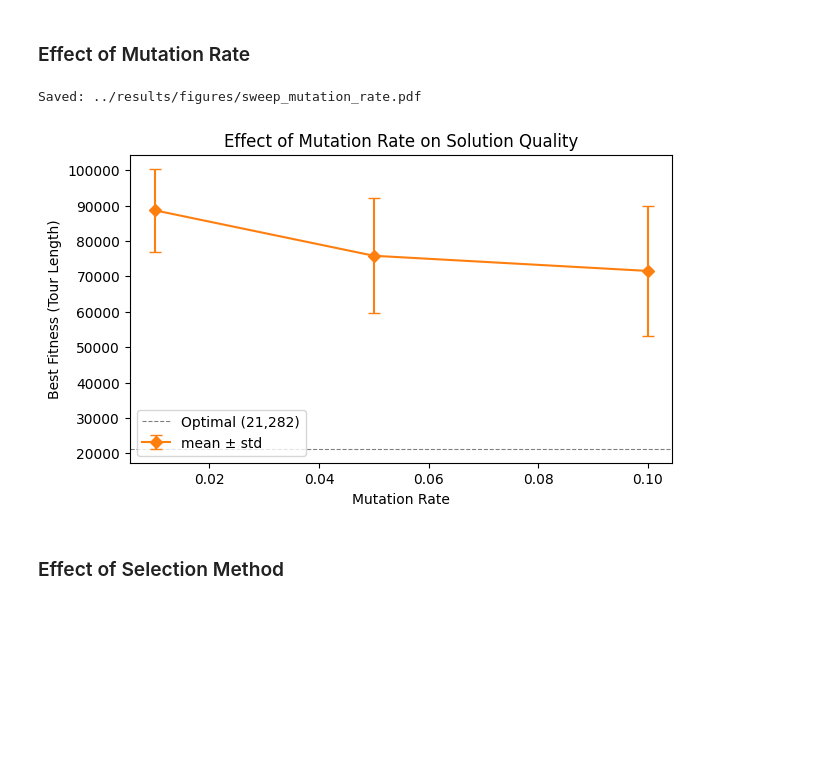
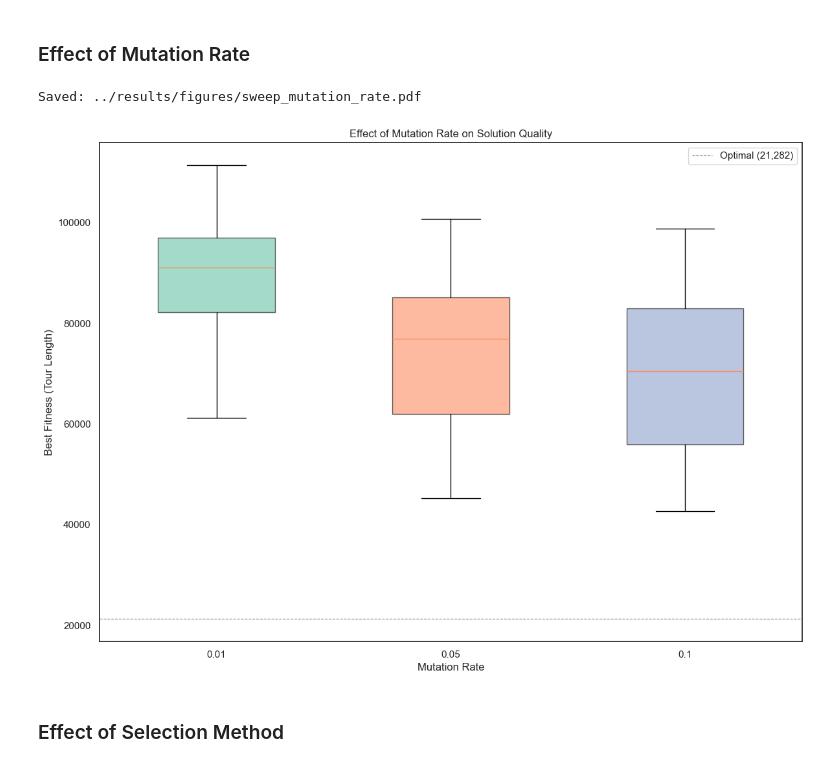
Before and after one commit to ridzuan5757/tc6544-project-2, a Jupyter notebook: notebooks/16_parameter_sweep.ipynb, the cells around one changed output. Drawn from its saved outputs; the diff is of its cells as text; code cells hidden in the pictures; blank space fills up the shorter version.

```diff
--- a/notebooks/16_parameter_sweep.ipynb
+++ b/notebooks/16_parameter_sweep.ipynb
@@ -36,11 +38,18 @@ Total: 6 | Completed: 6 | Pending: 0
 Nothing to run — all results already exist.
 # %%
 import matplotlib.pyplot as plt
+import seaborn as sns
 
 FIGURES_DIR = Path("../results/figures")
 FIGURES_DIR.mkdir(parents=True, exist_ok=True)
 
-OPTIMAL = 21282
+PALETTE = "Set2"
+SEED = 37
+
+%matplotlib inline
+sns.set(style='white', context='notebook', palette=PALETTE, rc={'figure.figsize':(14,10)})
+
+OPTIMAL = 21282  # kroA100 known optimal (TSPLIB)
 # %% [markdown]
 ---
 ## Load Benchmark
@@ -77,7 +86,7 @@ BASE = {
     "n_generations": 500,
     "tournament_k": 3,
     "elitism_count": 2,
-    "crossover_method": "pmx",
+    "crossover_method": "naive",
     "mutation_method": "swap",
     "repair_enabled": True,
     "repair_strategy": "random",
@@ -233,7 +254,7 @@ Best configuration:
 
 Marginal effect of population size, averaging over all other parameters.
 # %%
-fig, ax = plt.subplots(figsize=(7, 4))
+fig, ax = plt.subplots()
 
 pop_sizes = sorted(results["pop_size"].unique())
 box_data = [results[results["pop_size"] == ps]["best_fitness"].values for ps in pop_sizes]
@@ -264,11 +285,15 @@ Saved: ../results/figures/sweep_pop_size.pdf
 # %% [markdown]
 ### Effect of Crossover Rate
 # %%
-fig, ax = plt.subplots(figsize=(7, 4))
+fig, ax = plt.subplots()
 
-xr_means = results.groupby("crossover_rate")["best_fitness"].agg(["mean", "std"]).reset_index()
-ax.errorbar(xr_means["crossover_rate"], xr_means["mean"], yerr=xr_means["std"],
-            fmt="s-", color="C0", capsize=4, label="mean ± std")
+xr_values = sorted(results["crossover_rate"].unique())
+box_data = [results[results["crossover_rate"] == v]["best_fitness"].values for v in xr_values]
+
+bp = ax.boxplot(box_data, tick_labels=[str(v) for v in xr_values], patch_artist=True, widths=0.5)
+for i, patch in enumerate(bp["boxes"]):
+    patch.set_facecolor(f"C{i}")
+    patch.set_alpha(0.6)
 
 ax.axhline(y=OPTIMAL, color="gray", linestyle="--", linewidth=0.8, label=f"Optimal ({OPTIMAL:,})")
 ax.set_xlabel("Crossover Rate")
@@ -286,25 +311,29 @@ Saved: ../results/figures/sweep_crossover_rate.pdf
 # %% [markdown]
 ### Effect of Mutation Rate
 # %%
-fig, ax = plt.subplots(figsize=(7, 4))
+fig, ax = plt.subplots()
 
-mr_means = results.groupby("mutation_rate")["best_fitness"].agg(["mean", "std"]).reset_index()
-ax.errorbar(mr_means["mutation_rate"], mr_means["mean"], yerr=mr_means["std"],
-            fmt="D-", color="C1", capsize=4, label="mean ± std")
+mr_values = sorted(results["mutation_rate"].unique())
+box_data = [results[results["mutation_rate"] == v]["best_fitness"].values for v in mr_values]
+
+bp = ax.boxplot(box_data, tick_labels=[str(v) for v in mr_values], patch_artist=True, widths=0.5)
+for i, patch in enumerate(bp["boxes"]):
+    patch.set_facecolor(f"C{i}")
+    patch.set_alpha(0.6)
 
 ax.axhline(y=OPTIMAL, color="gray", linestyle="--", linewidth=0.8, label=f"Optimal ({OPTIMAL:,})")
 ax.set_xlabel("Mutation Rate")
 ax.set_ylabel("Best Fitness (Tour Length)")
 ax.set_title("Effect of Mutation Rate on Solution Quality")
 ax.legend()
 
 path = FIGURES_DIR / "sweep_mutation_rate.pdf"
 fig.savefig(path, dpi=300, bbox_inches="tight")
 print(f"Saved: {path}")
 plt.show()
 # %% [output]
 Saved: ../results/figures/sweep_mutation_rate.pdf
-[figure, old version]
+[figure, new version]
 # %% [markdown]
 ### Effect of Selection Method
 # %%
```
Also changed, not shown: parts of 12 cells of this notebook, 25 other files.
